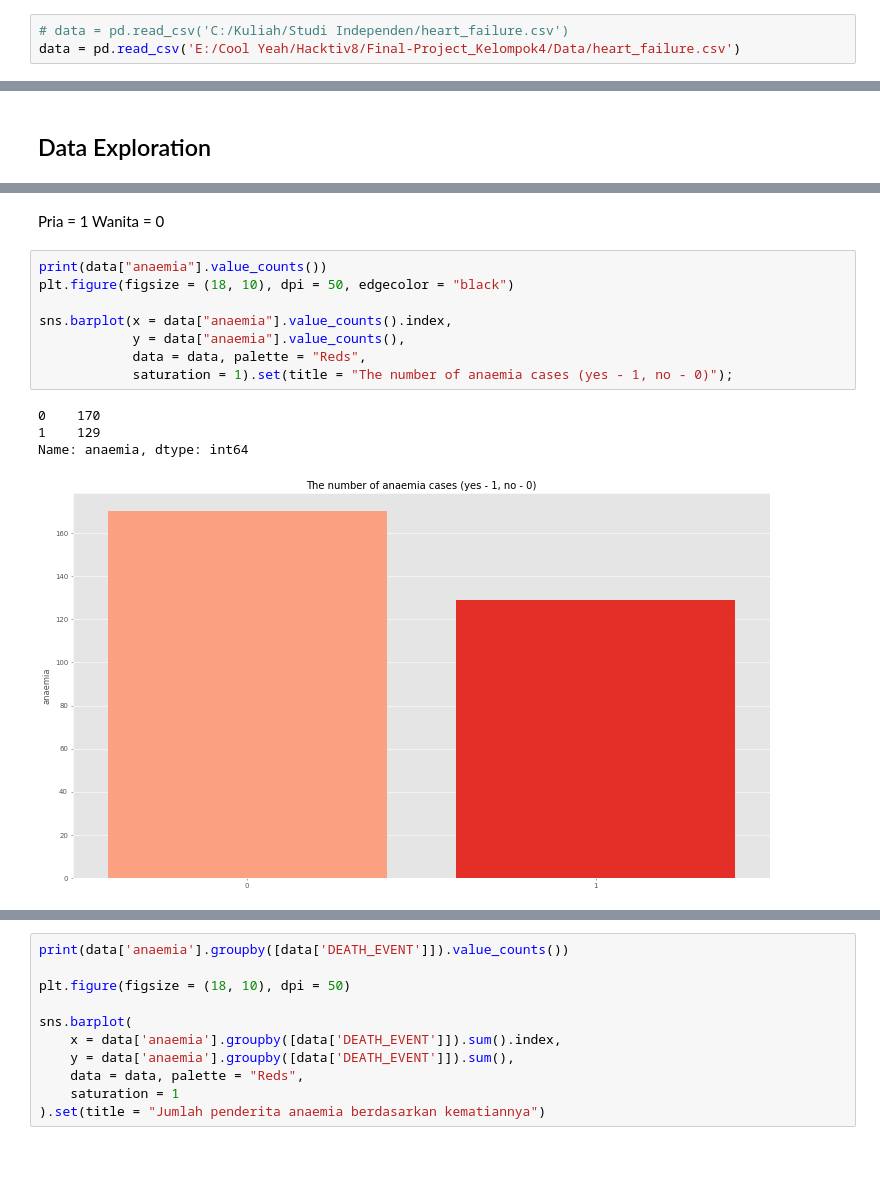
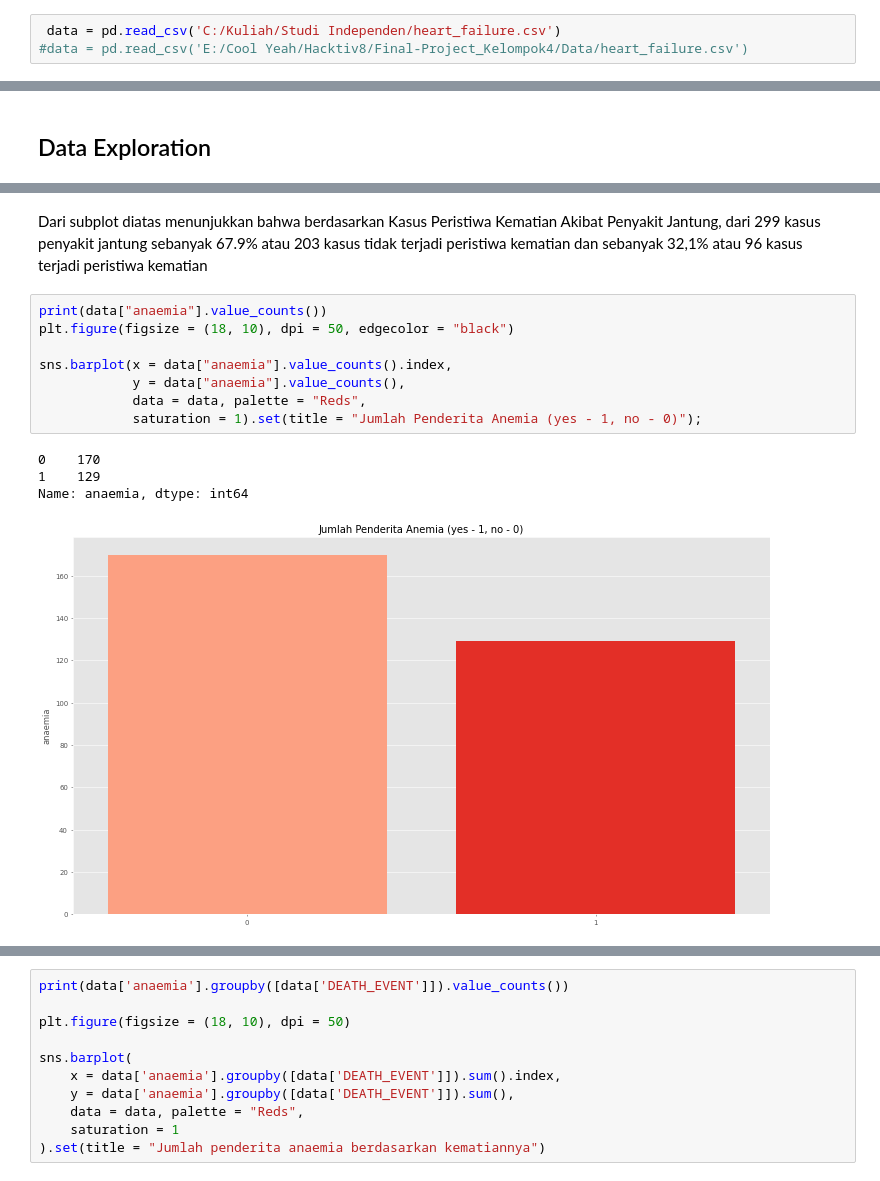
Before and after one commit to JonathanAdi7/Final-Project_Kelompok4, a Jupyter notebook: PYTN_KampusMerdeka_fp3_Kelompok 4 .ipynb, the cells around one changed output, grey strips where cells are left out. Cells and saved outputs as stored; diff of their text form.

```diff
--- a/PYTN_KampusMerdeka_fp3_Kelompok 4 .ipynb
+++ b/PYTN_KampusMerdeka_fp3_Kelompok 4 .ipynb
@@ -33,8 +32,8 @@ mpl.style.use(['ggplot'])
 # %% [markdown]
 ## Data Loading
 # %%
-# data = pd.read_csv('C:/Kuliah/Studi Independen/heart_failure.csv')
-data = pd.read_csv('E:/Cool Yeah/Hacktiv8/Final-Project_Kelompok4/Data/heart_failure.csv')
+ data = pd.read_csv('C:/Kuliah/Studi Independen/heart_failure.csv')
+#data = pd.read_csv('E:/Cool Yeah/Hacktiv8/Final-Project_Kelompok4/Data/heart_failure.csv')
 # %% [markdown]
 Memanggil bagian kepala data.
 # %%
@@ -349,19 +340,18 @@ plt.figure(figsize = (18, 10), dpi = 50, edgecolor = "black")
-# %% [markdown]
-Pria = 1
-Wanita = 0
+# %% [markdown]
+Dari subplot diatas menunjukkan bahwa berdasarkan Kasus Peristiwa Kematian Akibat Penyakit Jantung, dari 299 kasus penyakit jantung sebanyak 67.9% atau 203 kasus tidak terjadi peristiwa kematian dan sebanyak 32,1% atau 96 kasus terjadi peristiwa kematian
 # %%
 print(data["anaemia"].value_counts())
 plt.figure(figsize = (18, 10), dpi = 50, edgecolor = "black")
 
 sns.barplot(x = data["anaemia"].value_counts().index,
             y = data["anaemia"].value_counts(),
             data = data, palette = "Reds",
-            saturation = 1).set(title = "The number of anaemia cases (yes - 1, no - 0)");
+            saturation = 1).set(title = "Jumlah Penderita Anemia (yes - 1, no - 0)");
 # %% [output]
 0    170
 1    129
 Name: anaemia, dtype: int64
-[figure, old version]
+[figure, new version]
 # %%
 print(data["diabetes"].value_counts())
 plt.figure(figsize = (18, 10), dpi = 50, edgecolor = "black")
```
Also changed, not shown: parts of 59 cells of this notebook.
